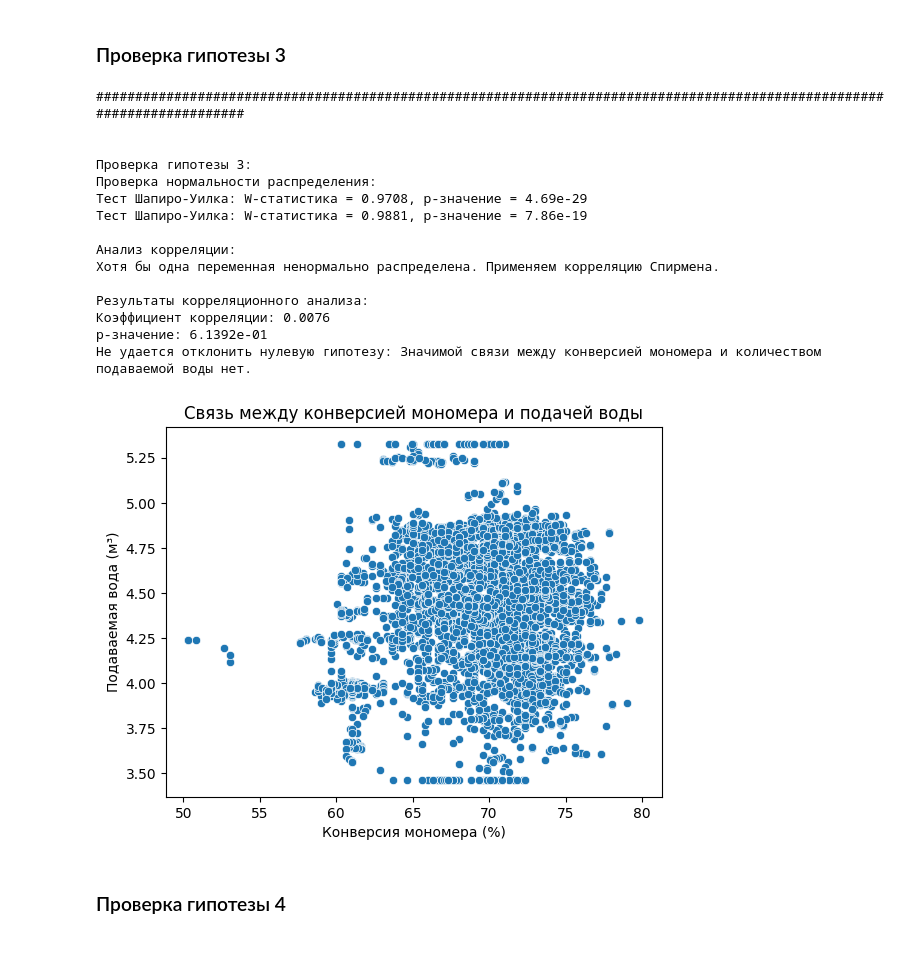
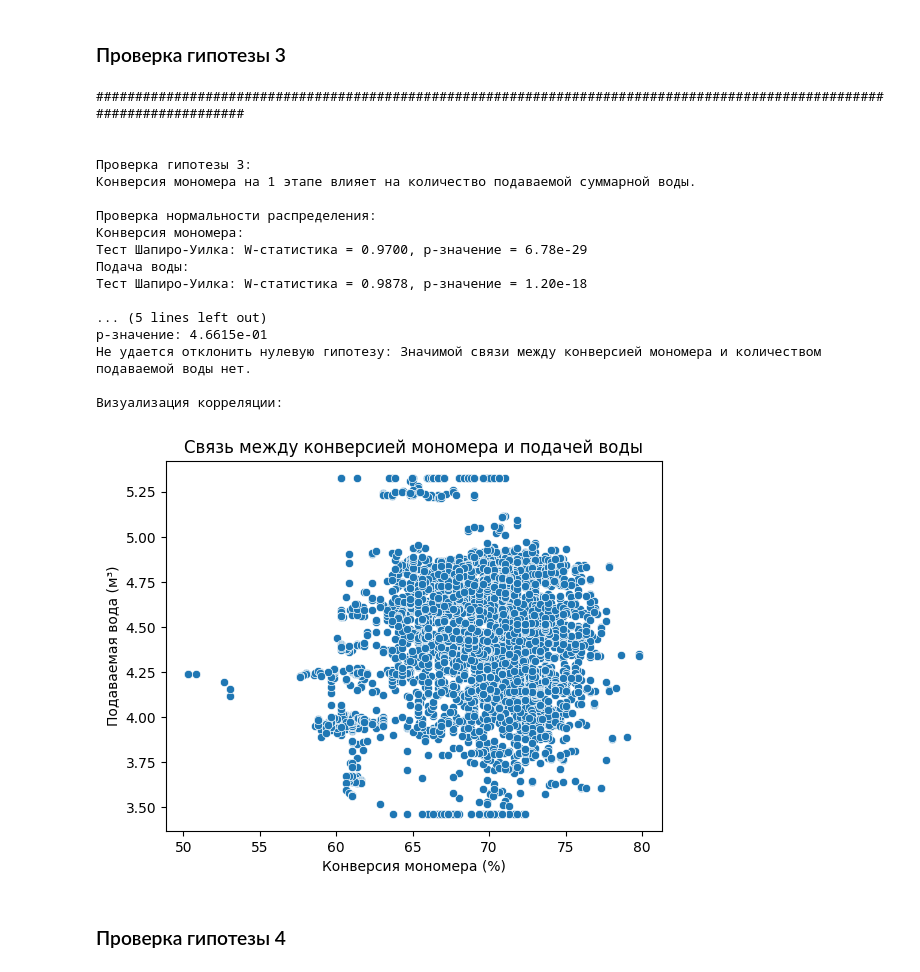
Before and after one commit to Yandex16/Ecology, a Jupyter notebook: hypothesis_testing/hypothesis_testing.ipynb, the cells around one changed output. Saved outputs shown, nothing was run; the diff lists cells and outputs as text; code cells hidden in the pictures.

```diff
--- a/hypothesis_testing/hypothesis_testing.ipynb
+++ b/hypothesis_testing/hypothesis_testing.ipynb
@@ -10,20 +10,6 @@ import pandas as pd
 from scipy.stats import shapiro, ttest_ind, mannwhitneyu, spearmanr
 import matplotlib.pyplot as plt
 import seaborn as sns
-# %%
-PATH = '../analysing_environmental_issues.csv'
-df = pd.read_csv(PATH, sep=",")
-
-%run ../remove_outliers/remove_outliers_run.ipynb
-
-df = hybrid_outlier_handling(df, df.columns[1:-1])
-
-%run ../nans_and_columns/initial_data_handlers_run.ipynb
-
-convert_to_DateTime(df)
-
-df = nan_to_interpolate(df)
-df = convert_to_category(df)
 # %%
 def draw_separation_line():
     print("\n" * 2 + "#" * 120 + "\n" * 2)
@@ -195,13 +222,21 @@ def test_hypothesis_3(df):
     """
     Проверяет, связана ли конверсия мономера на 1 этапе с количеством подаваемой воды на 2 этапе.
     """
+    print("Конверсия мономера на 1 этапе влияет на количество подаваемой суммарной воды.\n")
+
     # Извлечение данных
     conversion = df['stage_1_output_konv_avd']  # Конверсия мономера на 1 этапе
     water_input = df['stage_2_input_water_sum']  # Количество подаваемой воды на 2 этапе
 
+    if conversion.empty or water_input.empty:
+        print("Ошибка: Данные для анализа отсутствуют. Проверьте исходный DataFrame.")
+        return
+
     # Проверка нормальности распределения
     print("Проверка нормальности распределения:")
+    print("Конверсия мономера:")
     conversion_normal = is_normal_distribution(conversion)
+    print("Подача воды:")
     water_input_normal = is_normal_distribution(water_input)
 
     # Выбор метода корреляции
@@ -209,49 +244,54 @@ def test_hypothesis_3(df):
     if conversion_normal and water_input_normal:
         print("Обе переменные нормально распределены. Применяем корреляцию Пирсона.")
         corr, p_value = pearsonr(conversion, water_input)
+        method = "Пирсона"
     else:
         print("Хотя бы одна переменная ненормально распределена. Применяем корреляцию Спирмена.")
         corr, p_value = spearmanr(conversion, water_input)
+        method = "Спирмена"
 
     # Результаты корреляции
     print("\nРезультаты корреляционного анализа:")
-    print(f"Коэффициент корреляции: {corr:.4f}")
+    print(f"Коэффициент корреляции ({method}): {corr:.4f}")
     print(f"p-значение: {p_value:.4e}")
 
     # Интерпретация результатов
     if p_value < 0.05:
         print("Отклоняем нулевую гипотезу: Есть значимая связь между конверсией мономера и количеством подаваемой воды.")
+        correlation_strength(corr)
     else:
         print("Не удается отклонить нулевую гипотезу: Значимой связи между конверсией мономера и количеством подаваемой воды нет.")
 
     # Построение графика
+    print("\nВизуализация корреляции:")
     sns.scatterplot(x=conversion, y=water_input)
     plt.title("Связь между конверсией мономера и подачей воды")
     plt.xlabel("Конверсия мономера (%)")
     plt.ylabel("Подаваемая вода (м³)")
     plt.show()
 
-
 draw_separation_line()
 print("Проверка гипотезы 3:")
 test_hypothesis_3(df)
 # %% [output]
 ########################################################################################################################
 
 
 Проверка гипотезы 3:
+Конверсия мономера на 1 этапе влияет на количество подаваемой суммарной воды.
+
 Проверка нормальности распределения:
-Тест Шапиро-Уилка: W-статистика = 0.9708, p-значение = 4.69e-29
-Тест Шапиро-Уилка: W-статистика = 0.9881, p-значение = 7.86e-19
+Конверсия мономера:
+Тест Шапиро-Уилка: W-статистика = 0.9700, p-значение = 6.78e-29
+Подача воды:
+Тест Шапиро-Уилка: W-статистика = 0.9878, p-значение = 1.20e-18
 
-Анализ корреляции:
-Хотя бы одна переменная ненормально распределена. Применяем корреляцию Спирмена.
+... (5 lines left out)
+p-значение: 4.6615e-01
+Не удается отклонить нулевую гипотезу: Значимой связи между конверсией мономера и количеством подаваемой воды нет.
 
-Результаты корреляционного анализа:
-Коэффициент корреляции: 0.0076
-p-значение: 6.1392e-01
-Не удается отклонить нулевую гипотезу: Значимой связи между конверсией мономера и количеством подаваемой воды нет.
+Визуализация корреляции:
-[figure, old version]
+[figure, new version]
 # %% [markdown]
 ### Проверка гипотезы 4
 # %% [markdown]
```
Also changed, not shown: parts of 9 cells of this notebook, 5 other files.
